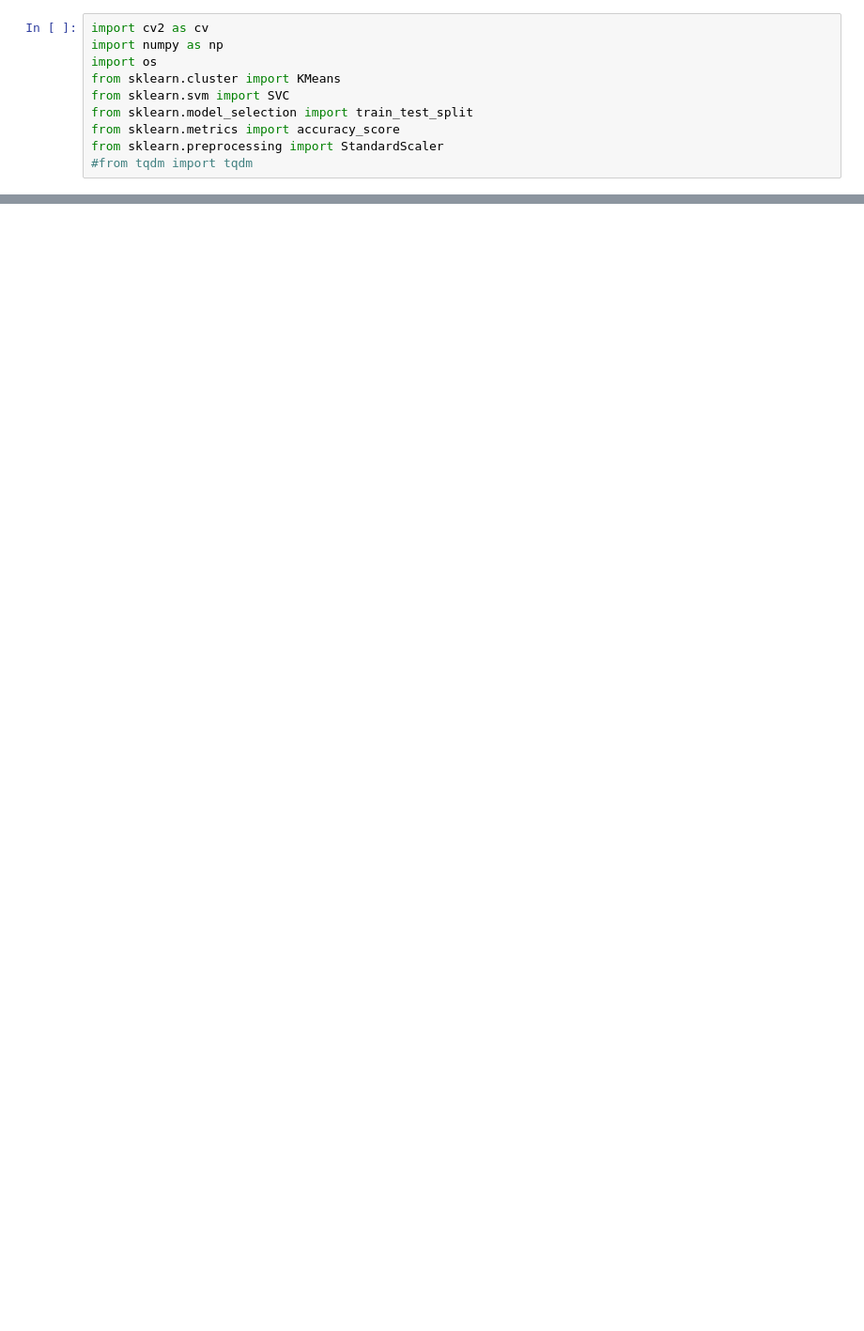
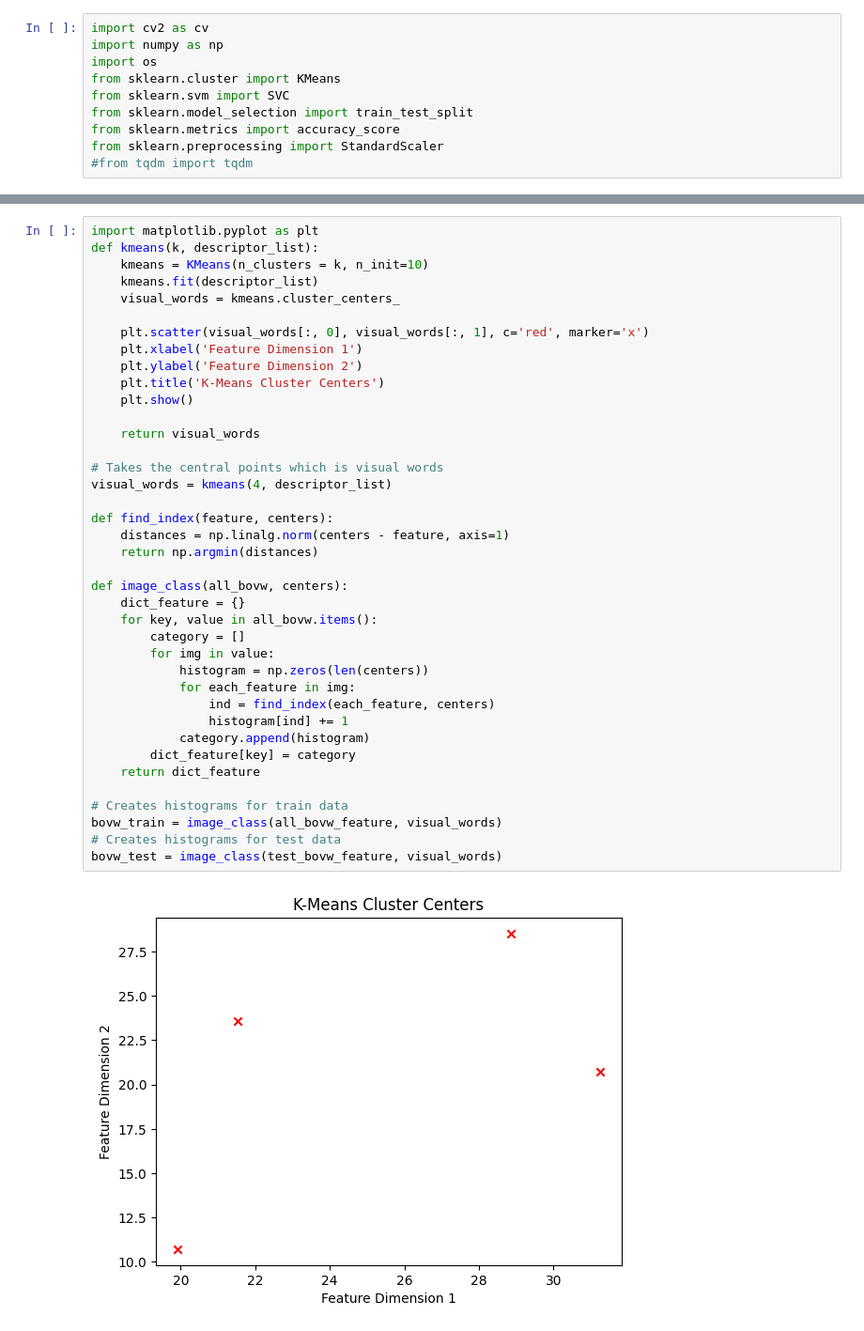
Before and after one commit to riley76865/cs482-final-project, a Jupyter notebook: gpt4.ipynb, the cells around one changed output, grey strips where cells are left out. Shown at 94% size. Cells and saved outputs as stored; diff of their text form; blank space fills up the shorter version.

```diff
--- a/gpt4.ipynb
+++ b/gpt4.ipynb
@@ -103,0 +158,41 @@ ValueError: setting an array element with a sequence. The requested array has an
+# %%
+import matplotlib.pyplot as plt
+def kmeans(k, descriptor_list):
+    kmeans = KMeans(n_clusters = k, n_init=10)
+    kmeans.fit(descriptor_list)
+    visual_words = kmeans.cluster_centers_
+
+    plt.scatter(visual_words[:, 0], visual_words[:, 1], c='red', marker='x')
+    plt.xlabel('Feature Dimension 1')
+    plt.ylabel('Feature Dimension 2')
+    plt.title('K-Means Cluster Centers')
+    plt.show()
+
+    return visual_words
+
+# Takes the central points which is visual words
+visual_words = kmeans(4, descriptor_list)
+
+def find_index(feature, centers):
+    distances = np.linalg.norm(centers - feature, axis=1)
+    return np.argmin(distances)
+
+def image_class(all_bovw, centers):
+    dict_feature = {}
+    for key, value in all_bovw.items():
+        category = []
+        for img in value:
+            histogram = np.zeros(len(centers))
+            for each_feature in img:
+                ind = find_index(each_feature, centers)
+                histogram[ind] += 1
+            category.append(histogram)
+        dict_feature[key] = category
+    return dict_feature
+
+# Creates histograms for train data
+bovw_train = image_class(all_bovw_feature, visual_words)
+# Creates histograms for test data
+bovw_test = image_class(test_bovw_feature, visual_words)
+# %% [output]
+[figure, added]
```
Also changed, not shown: parts of 6 cells of this notebook, 1 other file.
